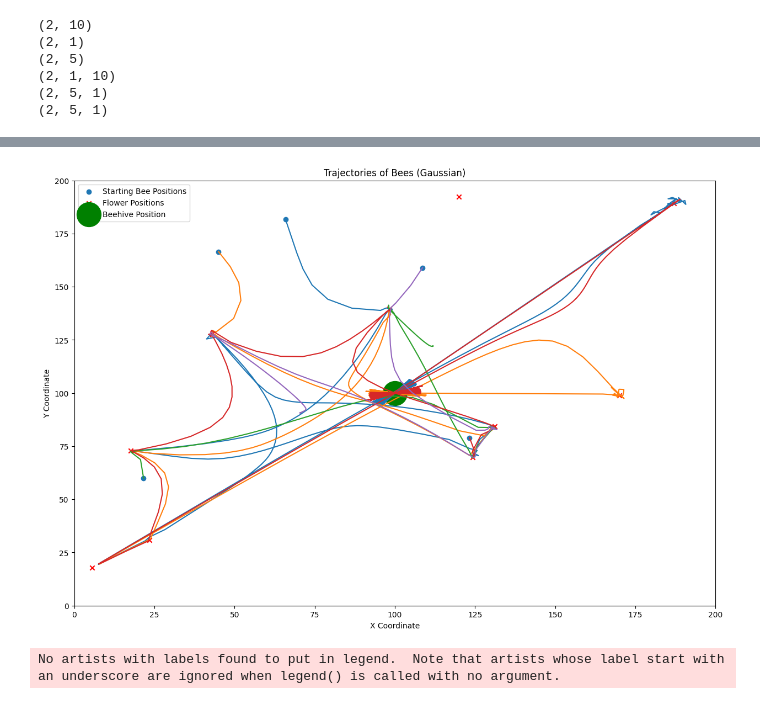
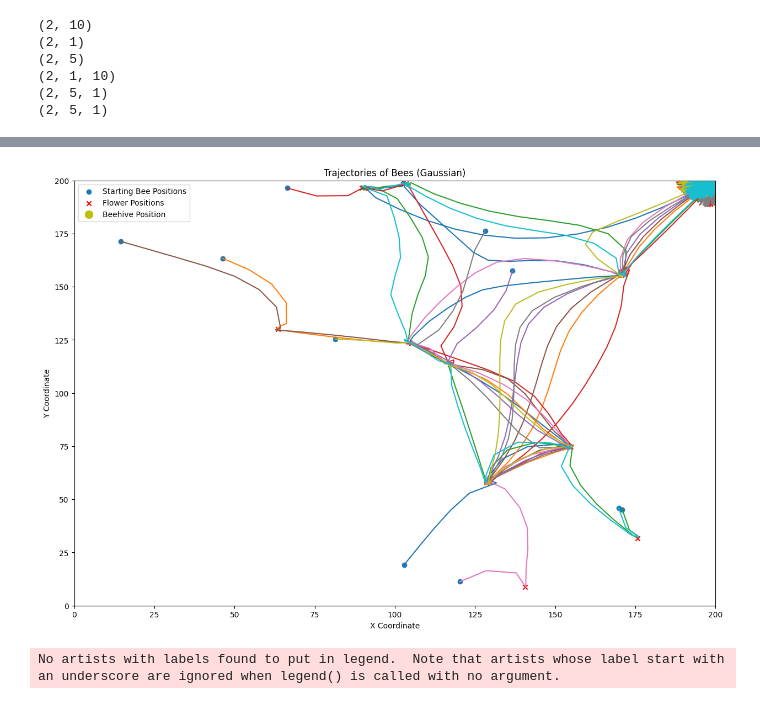
Before and after one commit to samlayton99/Swarm-Dynamics, a Jupyter notebook: wilson_beehive copy.ipynb, the cells around one changed output, grey strips where cells are left out. Drawn from its saved outputs; the diff is of its cells as text; code cells hidden in the pictures.

```diff
--- a/wilson_beehive copy.ipynb
+++ b/wilson_beehive copy.ipynb
@@ -82,64 +82,88 @@ print(distance.shape)
 (2, 5, 1)
 (2, 5, 1)
 # %%
+# def beehive(t, x, activate):
+
+#     scaling_factor = (flower_qnty + 1)**2
+#     beehive_distance = beehive_position[:, np.newaxis, :] - x[:, :, np.newaxis]
+#     beehive_direction = (beehive_distance)
+#     return (beehive_direction * scaling_factor).squeeze() * activate
+
+
+# attraction_differences = np.zeros_like(attraction_differences)
+
 flower_qnty = 10
-bee_qnty = 5
+bee_qnty = 10
 max_attraction = 4
 max_position = 200
 features = 5
-flowers_to_visit = int(flower_qnty / 3)
-# flower_positions = random_flower_position(num_flowers=flower_qnty, max_position=max_position)
-# bee_positions = random_bee_position(num_bees=bee_qnty, max_position=max_position)
-# bee_preferences = random_bee_attraction(features=features, num_bees=bee_qnty, max_attraction=max_attraction)
-# flower_attraction = random_flower_attraction(num_flowers=flower_qnty, features=features, max_attraction=max_attraction)
-
-beehive_position = np.array([max_position/2, max_position/2]).reshape(-1, 1)
-
 # Define parameters and initial conditions
 t_steps = 1000
 t_final = t_steps / 10
 t_vals = np.linspace(0,t_final,t_steps)
 nu = .5 * max_position  # Parameter for the ODE
-xsi = 0.2  # Parameter for the ODE
+xsi = 0.02  # Parameter for the ODE
 alpha = 0.5 / max_position  # Parameter for the ODE
 c = 10
 b = 0.5
 eps = 0.6  # Proximity threshold for flower visitation
-
+flowers_to_visit = int(flower_qnty / 3)
 seconds_at_flower =  3
 flowers_to_visit = 8
 
-def beehive(t, x, activate):
+flower_positions = random_flower_position(num_flowers=flower_qnty, max_position=max_position)
+bee_positions = random_bee_position(num_bees=bee_qnty, max_position=max_position)
+bee_preferences = random_bee_attraction(features=features, num_bees=bee_qnty, max_attraction=max_attraction)
+flower_attraction = random_flower_attraction(num_flowers=flower_qnty, features=features, max_attraction=max_attraction)
 
-    scaling_factor = (flower_qnty + 1)**2
-    beehive_distance = beehive_position[:, np.newaxis, :] - x[:, :, np.newaxis]
-    beehive_direction = (beehive_distance)
-    return (beehive_direction * scaling_factor).squeeze() * activate
-
-
+beehive_position = np.array([max_position, max_position]).reshape(-1, 1)
 attraction_differences = bee_preferences[:, :, np.newaxis] - flower_attraction[:, np.newaxis, :]  # Shape -> (num_features, num_bees, num_flowers)
-# attraction_differences = np.zeros_like(attraction_differences)
 T_i = np.ones((bee_qnty, flower_qnty))
 def ode(t, x_flat, T_i):
 
     # Reshape x back to its original 2D shape
     x = x_flat.reshape((2, -1))
-    distance = flower_positions[:, np.newaxis, :] - x[:, :, np.newaxis]
-    distance_norms = np.linalg.norm(distance, axis=0)
+    distance_from_flowers = flower_positions[:, np.newaxis, :] - x[:, :, np.newaxis]
+    distance_from_beehive = beehive_position[:, np.newaxis, :] - x[:, :, np.newaxis]
 
-    T_i -= (distance_norms < eps) * ((t_final / t_steps) * (1 / seconds_at_flower))
+    flower_norms = np.linalg.norm(distance_from_flowers, axis=0)
+
+    T_i -= (flower_norms < eps) * ((t_final / t_steps) * (1 / seconds_at_flower))
+
     gamma = T_i > 0
 
 
     flowers_visited = flower_qnty - np.sum(gamma, axis=1)
 
-    attractors = attraction_to_flower_gaussian(attraction_differences, distance, distance_norms, alpha, c, b)
+    attractors = attraction_to_flower_gaussian(attraction_differences, distance_from_flowers, flower_norms, alpha, c, b)
 
     attractors = attractors * gamma
 
     combined_vector = attractors.sum(axis=2)
 
-    velocity = (nu * (combined_vector + beehive(t, x, flowers_visited >= flowers_to_visit))) / (xsi + np.linalg.norm(combined_vector + beehive(t, x, flowers_visited >= flowers_to_visit), axis=0))
+
+
+
+    # unit vector in direction of beehive
+    beehive_direction = (distance_from_beehive / (np.linalg.norm(distance_from_beehive, axis=0))).squeeze()
+
+    # scaling factor for beehive direction, function of time and distance from beehive
+    # beehive_scale =
+    beehive_scale = ((1 / (np.linalg.norm(distance_from_beehive, axis=0) + 1)) * ((t)**2)).squeeze()
+
+    beehive_attraction = (beehive_direction * beehive_scale).squeeze()
+
+    if np.linalg.norm(combined_vector, axis=0).any() > 1:
+        beehive_attraction = np.zeros_like(beehive_attraction)
+
+    if t > 19:
+        print('beehive attraction', beehive_attraction)
+        print('combined vector', combined_vector)
+
+
+
+    velocity = (nu * (combined_vector + beehive_attraction)) / (xsi + np.linalg.norm(combined_vector + beehive_attraction, axis=0))
+
 
     # add noise
     velocity += np.random.normal(0, 0.1, velocity.shape)
@@ -179,7 +203,7 @@ plt.scatter(bee_positions[0, :], bee_positions[1, :], label='Starting Bee Positi
 plt.scatter(flower_positions[0, :], flower_positions[1, :], marker='x', color='r', label='Flower Positions')
 
 # plot the beehive as large green dot
-plt.scatter(beehive_position[0, :], beehive_position[1, :], marker='o', color='g', s=1000,label='Beehive Position')
+plt.scatter(beehive_position[0, :], beehive_position[1, :], marker='o', color='y', s=100,label='Beehive Position')
 
 plt.xlabel('X Coordinate')
 plt.ylabel('Y Coordinate')
@@ -253,4 +294,4 @@ plt.show()
-[figure, old version]
+[figure, new version]
 # %%
 fig, ax = plt.subplots(figsize=(10, 6))
 ax.set_xlim(-5, max_position + 5)
```
Also changed, not shown: parts of 2 cells of this notebook, 1 other file.
